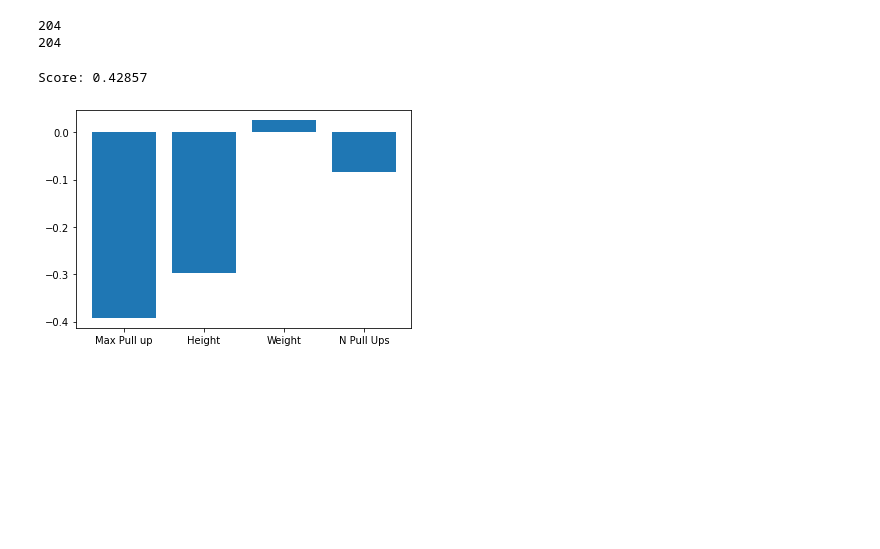
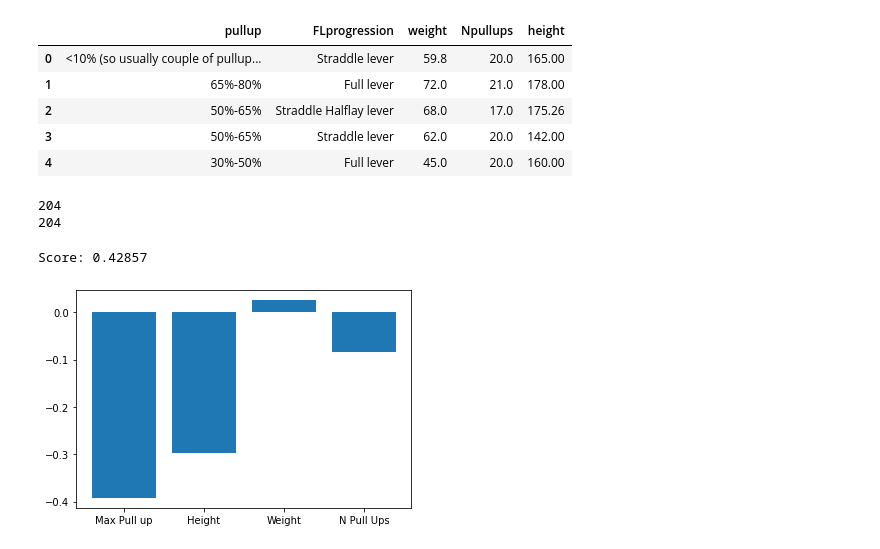
Before and after one commit to markosloizou/FrontLeverProgression, a Jupyter notebook: FrontLevelNotebook.ipynb, the cells around one changed output. Cells and saved outputs as stored; diff of their text form; code cells hidden in the pictures; blank space fills up the shorter version.

```diff
--- a/FrontLevelNotebook.ipynb
+++ b/FrontLevelNotebook.ipynb
@@ -74,6 +56,18 @@ def setWeightsToNan(x):
 
 df.weight
 df.weight = df.weight.apply(setWeightsToNan)
+# %%
+df_noComment = df.drop(columns=["comments","time"])
+df.to_csv("./Data/cleanedData.csv")
+df_noComment.to_csv("./Data/cleanedDataNoComment.csv")
+df_noComment.head()
+# %% [output]
+|  | pullup | FLprogression | weight | Npullups | height |
+| 0 | <10% (so usually couple of pullup... | Straddle lever | 59.8 | 20.0 | 165.00 |
+| 1 | 65%-80% | Full lever | 72.0 | 21.0 | 178.00 |
+| 2 | 50%-65% | Straddle Halflay lever | 68.0 | 17.0 | 175.26 |
+| 3 | 50%-65% | Straddle lever | 62.0 | 20.0 | 142.00 |
+| 4 | 30%-50% | Full lever | 45.0 | 20.0 | 160.00 |
 # %%
 from sklearn.preprocessing import OrdinalEncoder
 
```
Also changed, not shown: parts of 6 cells of this notebook, 13 other files.
